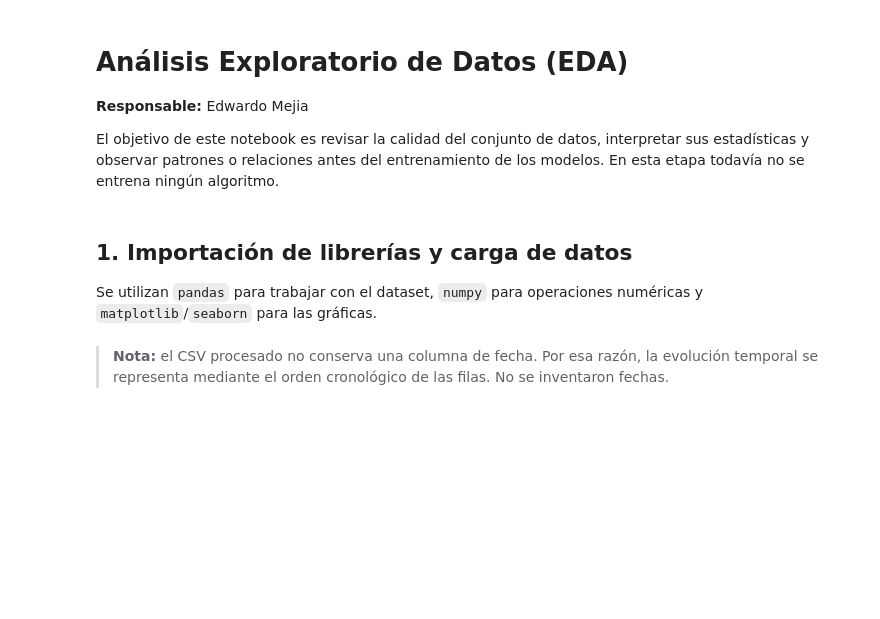
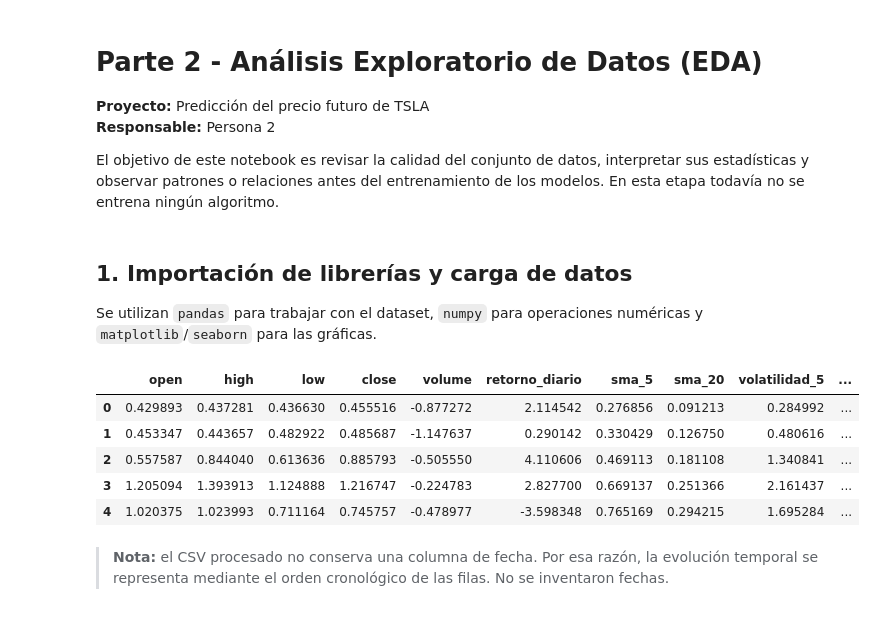
Before and after one commit to Lennynicoll/tsla-ml-project, a Jupyter notebook: notebooks/02 EDA TSLA.ipynb, the cells around one changed output. Cells and saved outputs as stored; diff of their text form; code cells hidden in the pictures; blank space fills up the shorter version.

```diff
--- a/notebooks/02 EDA TSLA.ipynb
+++ b/notebooks/02 EDA TSLA.ipynb
@@ -1,7 +1,8 @@
 # %% [markdown]
-# Análisis Exploratorio de Datos (EDA)
+# Parte 2 - Análisis Exploratorio de Datos (EDA)
 
-**Responsable:** Edwardo Mejia
+**Proyecto:** Predicción del precio futuro de TSLA
+**Responsable:** Persona 2
 
 El objetivo de este notebook es revisar la calidad del conjunto de datos, interpretar sus estadísticas y observar patrones o relaciones antes del entrenamiento de los modelos. En esta etapa todavía no se entrena ningún algoritmo.
 # %% [markdown]
@@ -11,13 +12,20 @@ Se utilizan `pandas` para trabajar con el dataset, `numpy` para operaciones num
 # %%
 import pandas as pd
 import numpy as np
 import matplotlib.pyplot as plt
 import seaborn as sns
 
 sns.set_theme(style='whitegrid')
 
-df = pd.read_csv('../data/processed/tsla_processed.csv')
+df = pd.read_csv('/mnt/data/tsla_processed.csv')
 df.head()
+# %% [output]
+|  | open | high | low | close | volume | retorno_diario | sma_5 | sma_20 | volatilidad_5 | ... |
+| 0 | 0.429893 | 0.437281 | 0.436630 | 0.455516 | -0.877272 | 2.114542 | 0.276856 | 0.091213 | 0.284992 | ... |
+| 1 | 0.453347 | 0.443657 | 0.482922 | 0.485687 | -1.147637 | 0.290142 | 0.330429 | 0.126750 | 0.480616 | ... |
+| 2 | 0.557587 | 0.844040 | 0.613636 | 0.885793 | -0.505550 | 4.110606 | 0.469113 | 0.181108 | 1.340841 | ... |
+| 3 | 1.205094 | 1.393913 | 1.124888 | 1.216747 | -0.224783 | 2.827700 | 0.669137 | 0.251366 | 2.161437 | ... |
+| 4 | 1.020375 | 1.023993 | 0.711164 | 0.745757 | -0.478977 | -3.598348 | 0.765169 | 0.294215 | 1.695284 | ... |
 # %% [markdown]
 > **Nota:** el CSV procesado no conserva una columna de fecha. Por esa razón, la evolución temporal se representa mediante el orden cronológico de las filas. No se inventaron fechas.
 # %% [markdown]
```
Also changed, not shown: parts of 9 cells of this notebook.
